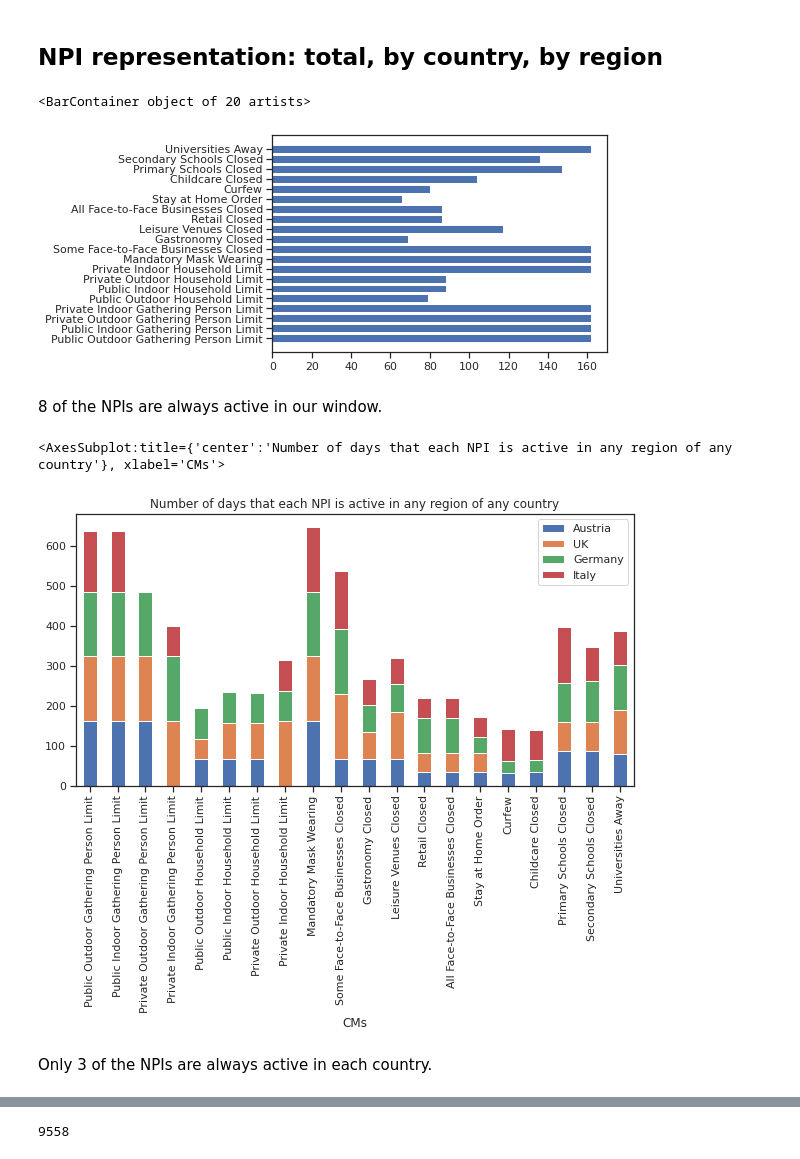
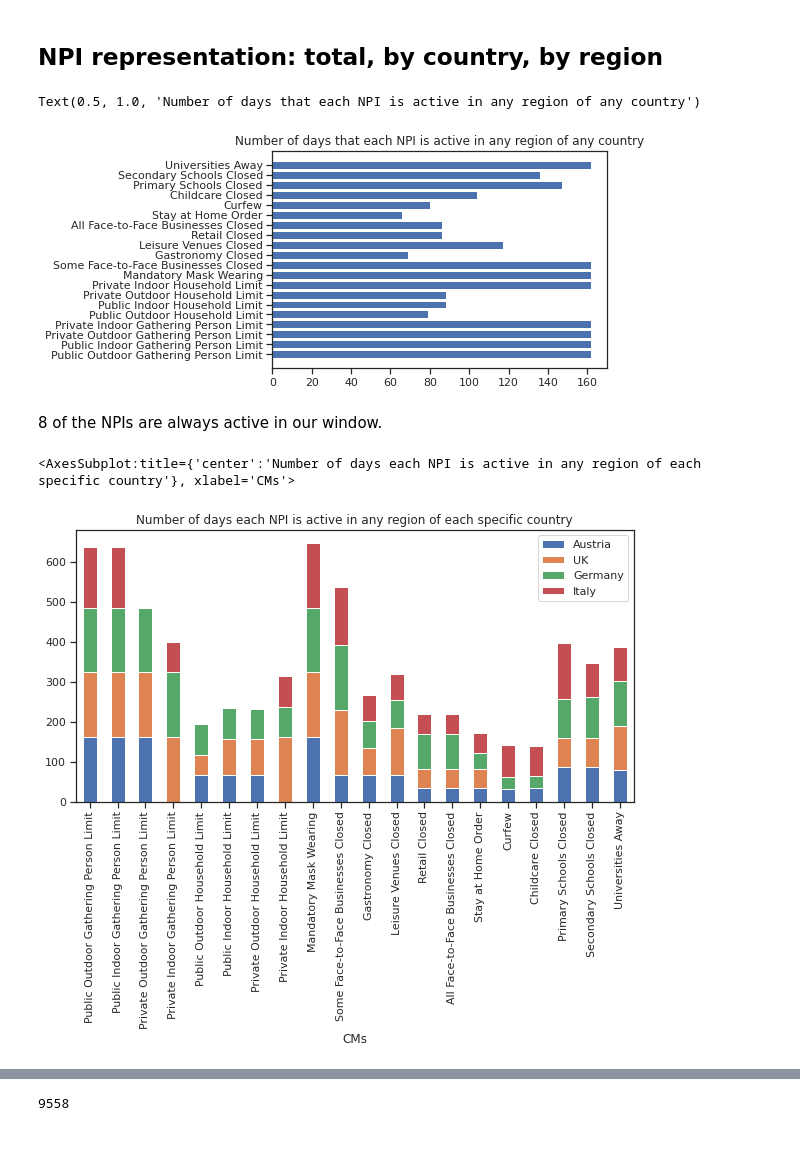
Before and after one commit to MrinankSharma/COVID19NPISecondWave, a Jupyter notebook: notebooks/exploratory_data_analysis.ipynb, the cells around one changed output, grey strips where cells are left out. Cells and saved outputs as stored; diff of their text form; code cells hidden in the pictures.

```diff
--- a/notebooks/exploratory_data_analysis.ipynb
+++ b/notebooks/exploratory_data_analysis.ipynb
@@ -22,12 +22,13 @@ CMs = df.columns[5:]
 # %%
 def count_active_days(npi):
     non_zero_rows = [ind for ind in range(df.shape[0]) if df[npi][ind] != 0]
     return len(np.unique(df['Date'][non_zero_rows]))
 active_days = [count_active_days(npi) for npi in CMs]
-plt.barh(y=CMs, width=active_days, title='Number of days that each NPI is active in any region of any country')
+plt.barh(y=CMs, width=active_days)
+plt.title('Number of days that each NPI is active in any region of any country')
 # %% [output]
-<BarContainer object of 20 artists>
+Text(0.5, 1.0, 'Number of days that each NPI is active in any region of any country')
-[figure, old version]
+[figure, new version]
 # %% [markdown]
 8 of the NPIs are always active in our window.
 # %%
@@ -42,10 +43,9 @@ def count_active_days_country(npi):
 active_days_country = [count_active_days_country(npi) for npi in CMs]
 active_days_country = pd.DataFrame((active_days_country))
 active_days_country.columns = ['Austria', 'UK', 'Germany', 'Italy']
+normalised_country = active_days_country.div(active_days_country.sum(axis=1), axis=0)
 active_days_country['CMs'] = CMs
 active_days_country.set_index('CMs').plot(kind='bar', stacked=True, title='Number of days each NPI is active in any region of each specific country', figsize = (10,5))
 # %% [output]
-<AxesSubplot:title={'center':'Number of days that each NPI is active in any region of any country'}, xlabel='CMs'>
+<AxesSubplot:title={'center':'Number of days each NPI is active in any region of each specific country'}, xlabel='CMs'>
-[figure, old version]
+[figure, new version]
-# %% [markdown]
-Only 3 of the NPIs are always active in each country.
```
Also changed, not shown: parts of 22 cells of this notebook.
